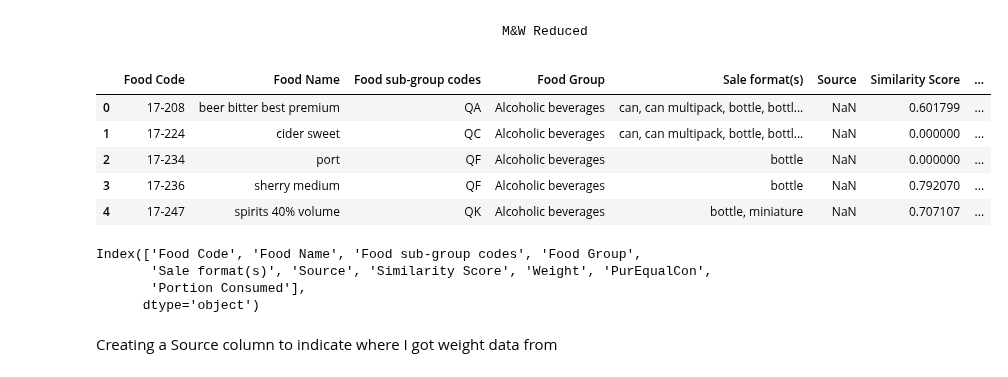
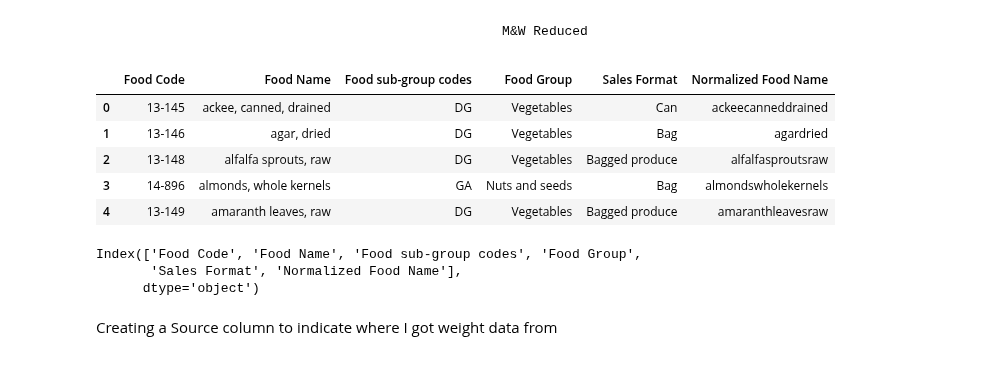
Before and after one commit to elliotkarikari/Product_Weight_Project, a Jupyter notebook: Jupter_notebooks/Data_Product/7. Final - Matching Algorithm.ipynb, the cells around one changed output. Saved outputs shown, nothing was run; the diff lists cells and outputs as text; code cells hidden in the pictures.

```diff
--- a/Jupter_notebooks/Data_Product/7. Final - Matching Algorithm.ipynb
+++ b/Jupter_notebooks/Data_Product/7. Final - Matching Algorithm.ipynb
@@ -19,21 +20,19 @@ from sklearn.metrics.pairwise import cosine_similarity
                                                       M&W Reduced
 # %%
 #pd.set_option('display.max_rows', None)
-redFood = pd.read_csv(r"C:\Users\medekar\Desktop\Product_Weight_Project\Data\Processed\ReducedwithWeights\dataproduct2.csv", index_col=0)
-redFood['Food Name'] = redFood['Food Name'].str.lower()
+redFood = pd.read_csv(r"C:\Users\medekar\Desktop\Product_Weight_Project\Data\Processed\MW_DataReduction\Reduced Total\Updated3_RedLab2021.csv", index_col=0)
 redFood.head()
 # %% [output]
-|  | Food Code | Food Name | Food sub-group codes | Food Group | Sale format(s) | Source | Similarity Score | ... |
-| 0 | 17-208 | beer bitter best premium | QA | Alcoholic beverages | can, can multipack, bottle, bottl... | NaN | 0.601799 | ... |
-| 1 | 17-224 | cider sweet | QC | Alcoholic beverages | can, can multipack, bottle, bottl... | NaN | 0.000000 | ... |
-| 2 | 17-234 | port | QF | Alcoholic beverages | bottle | NaN | 0.000000 | ... |
-| 3 | 17-236 | sherry medium | QF | Alcoholic beverages | bottle | NaN | 0.792070 | ... |
-| 4 | 17-247 | spirits 40% volume | QK | Alcoholic beverages | bottle, miniature | NaN | 0.707107 | ... |
+|  | Food Code | Food Name | Food sub-group codes | Food Group | Sales Format | Normalized Food Name |
+| 0 | 13-145 | ackee, canned, drained | DG | Vegetables | Can | ackeecanneddrained |
+| 1 | 13-146 | agar, dried | DG | Vegetables | Bag | agardried |
+| 2 | 13-148 | alfalfa sprouts, raw | DG | Vegetables | Bagged produce | alfalfasproutsraw |
+| 3 | 14-896 | almonds, whole kernels | GA | Nuts and seeds | Bag | almondswholekernels |
+| 4 | 13-149 | amaranth leaves, raw | DG | Vegetables | Bagged produce | amaranthleavesraw |
 # %%
 redFood.columns
 # %% [output]
 Index(['Food Code', 'Food Name', 'Food sub-group codes', 'Food Group',
-       'Sale format(s)', 'Source', 'Similarity Score', 'Weight', 'PurEqualCon',
-       'Portion Consumed'],
+       'Sales Format', 'Normalized Food Name'],
       dtype='object')
 # %%
```
Also changed, not shown: parts of 30 cells of this notebook, 2 other files.
